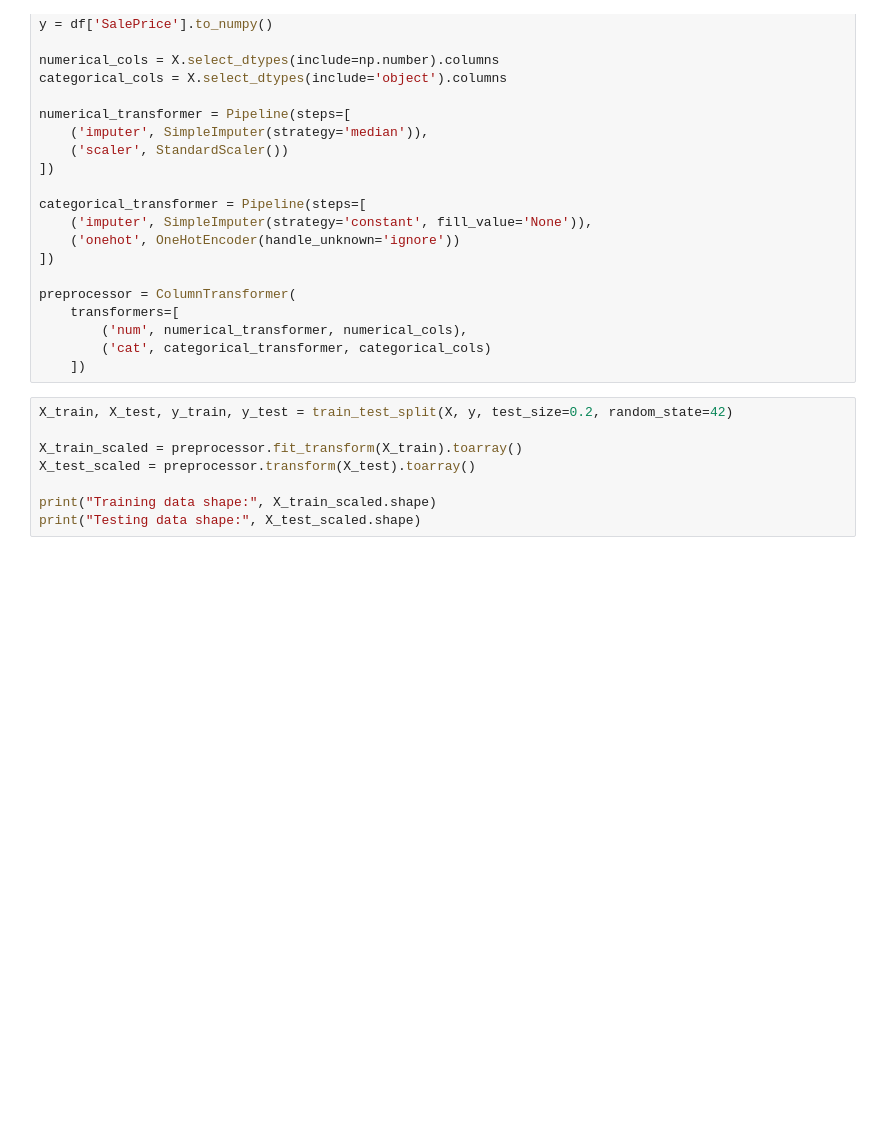
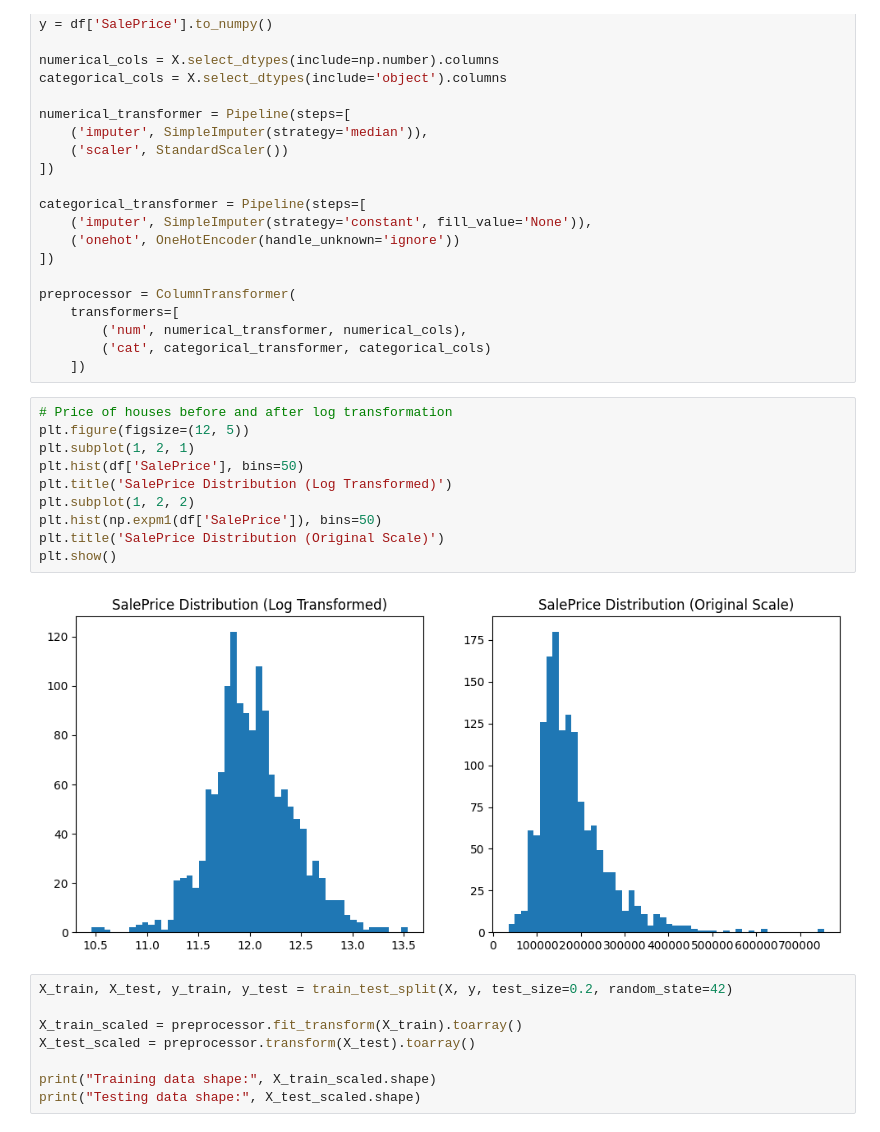
Before and after one commit to macarronesc/NEC_Practica1, a Jupyter notebook: app.ipynb, the cells around one changed output. Cells and saved outputs as stored; diff of their text form; blank space fills up the shorter version.

Commit message:
Added House pricing distribution before and after normalization

```diff
--- a/app.ipynb
+++ b/app.ipynb
@@ -73,6 +73,18 @@ preprocessor = ColumnTransformer(
         ('num', numerical_transformer, numerical_cols),
         ('cat', categorical_transformer, categorical_cols)
     ])
+# %%
+# Price of houses before and after log transformation
+plt.figure(figsize=(12, 5))
+plt.subplot(1, 2, 1)
+plt.hist(df['SalePrice'], bins=50)
+plt.title('SalePrice Distribution (Log Transformed)')
+plt.subplot(1, 2, 2)
+plt.hist(np.expm1(df['SalePrice']), bins=50)
+plt.title('SalePrice Distribution (Original Scale)')
+plt.show()
+# %% [output]
+[figure, added]
 # %%
 X_train, X_test, y_train, y_test = train_test_split(X, y, test_size=0.2, random_state=42)
 
```
